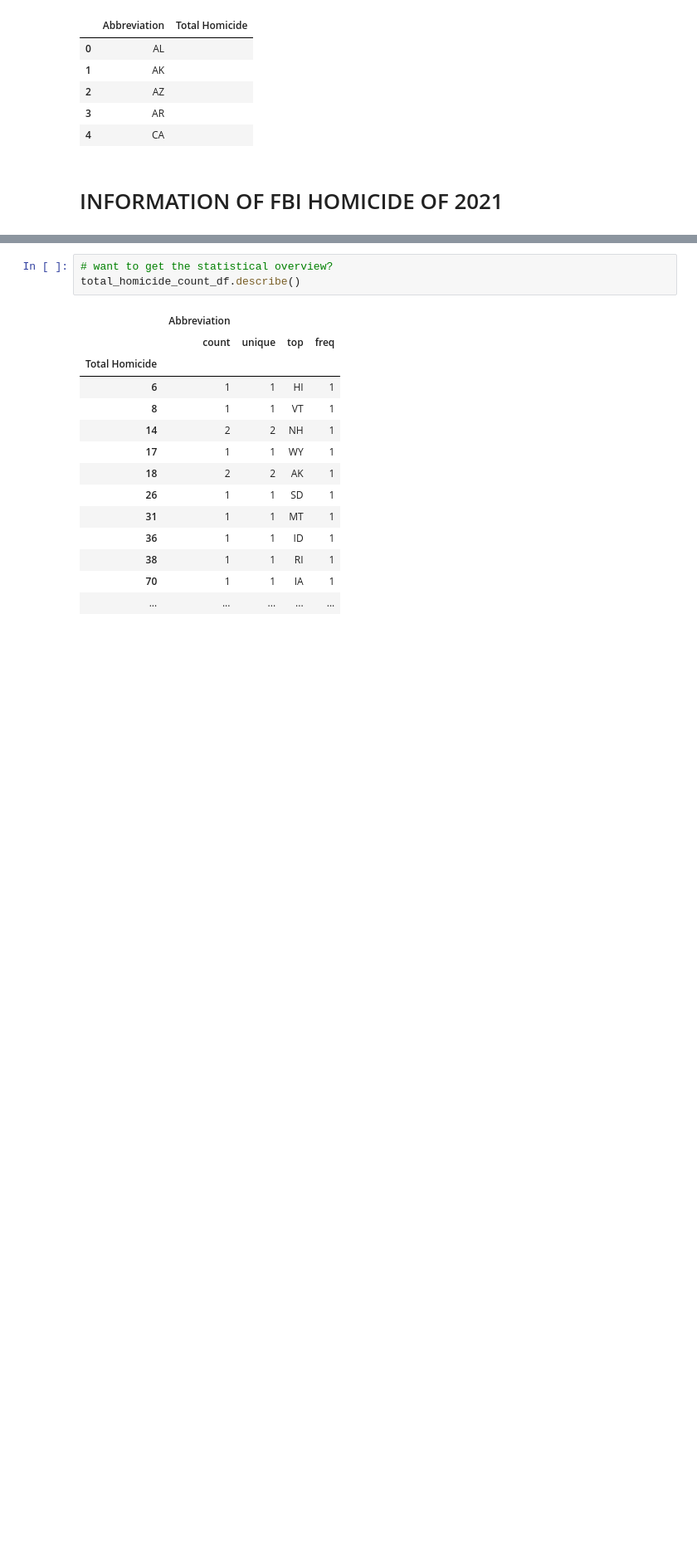
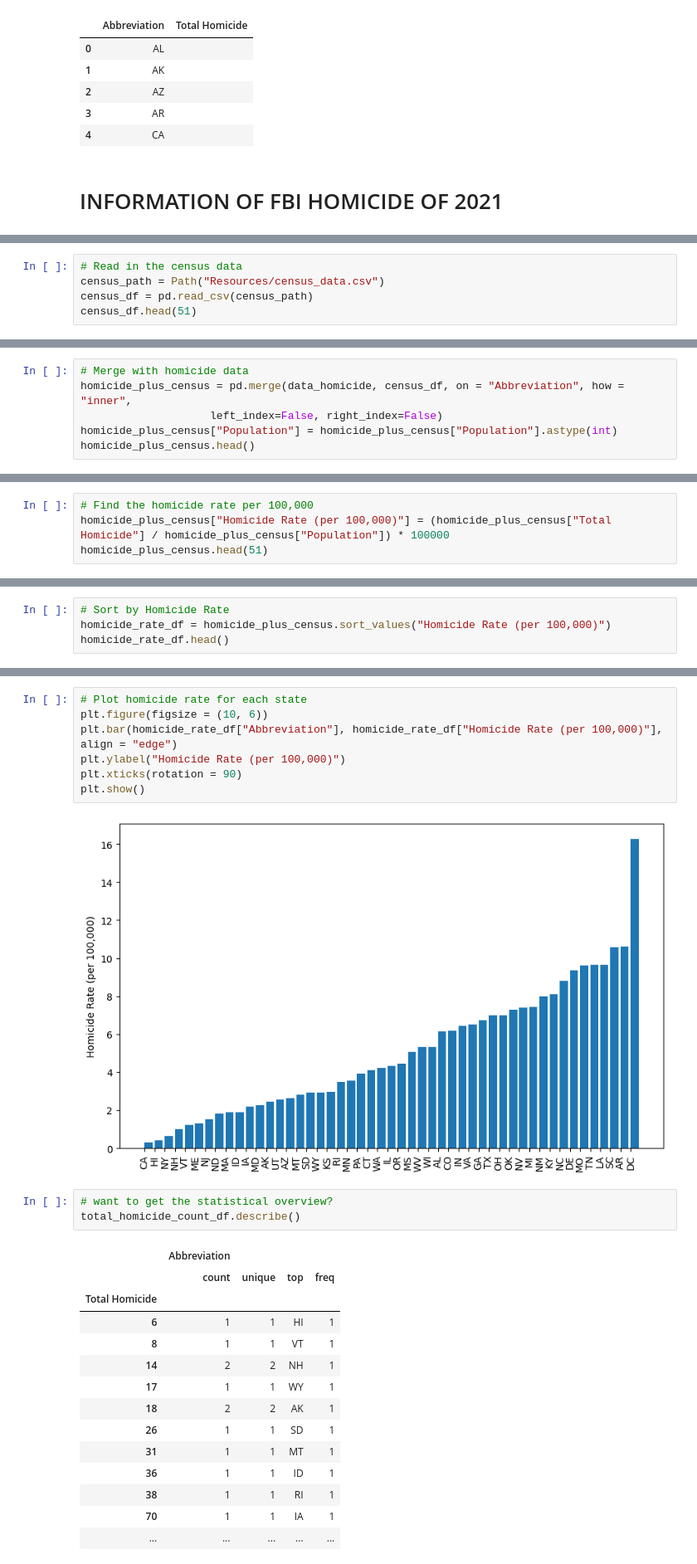
Before and after one commit to hrollin5/project_one, a Jupyter notebook: data_prep.ipynb, the cells around one changed output, grey strips where cells are left out. Shown at 83% size. Cells and saved outputs as stored; diff of their text form; blank space fills up the shorter version.

```diff
--- a/data_prep.ipynb
+++ b/data_prep.ipynb
@@ -99,0 +122,5 @@ NameError: name 'total_homicide_count_df' is not defined
+# %%
+# Read in the census data
+census_path = Path("Resources/census_data.csv")
+census_df = pd.read_csv(census_path)
+census_df.head(51)
@@ -99,0 +145,6 @@ NameError: name 'total_homicide_count_df' is not defined
+# %%
+# Merge with homicide data
+homicide_plus_census = pd.merge(data_homicide, census_df, on = "Abbreviation", how = "inner",
+                    left_index=False, right_index=False)
+homicide_plus_census["Population"] = homicide_plus_census["Population"].astype(int)
+homicide_plus_census.head()
@@ -99,0 +158,4 @@ NameError: name 'total_homicide_count_df' is not defined
+# %%
+# Find the homicide rate per 100,000
+homicide_plus_census["Homicide Rate (per 100,000)"] = (homicide_plus_census["Total Homicide"] / homicide_plus_census["Population"]) * 100000
+homicide_plus_census.head(51)
@@ -99,0 +180,4 @@ NameError: name 'total_homicide_count_df' is not defined
+# %%
+# Sort by Homicide Rate
+homicide_rate_df = homicide_plus_census.sort_values("Homicide Rate (per 100,000)")
+homicide_rate_df.head()
@@ -100,3 +191,12 @@ NameError: name 'total_homicide_count_df' is not defined
+# %%
+# Plot homicide rate for each state
+plt.figure(figsize = (10, 6))
+plt.bar(homicide_rate_df["Abbreviation"], homicide_rate_df["Homicide Rate (per 100,000)"], align = "edge")
+plt.ylabel("Homicide Rate (per 100,000)")
+plt.xticks(rotation = 90)
+plt.show()
+# %% [output]
+[figure, added]
 # %%
 # want to get the statistical overview?
 total_homicide_count_df.describe()
```
Also changed, not shown: parts of 19 cells of this notebook, 3 other files.
